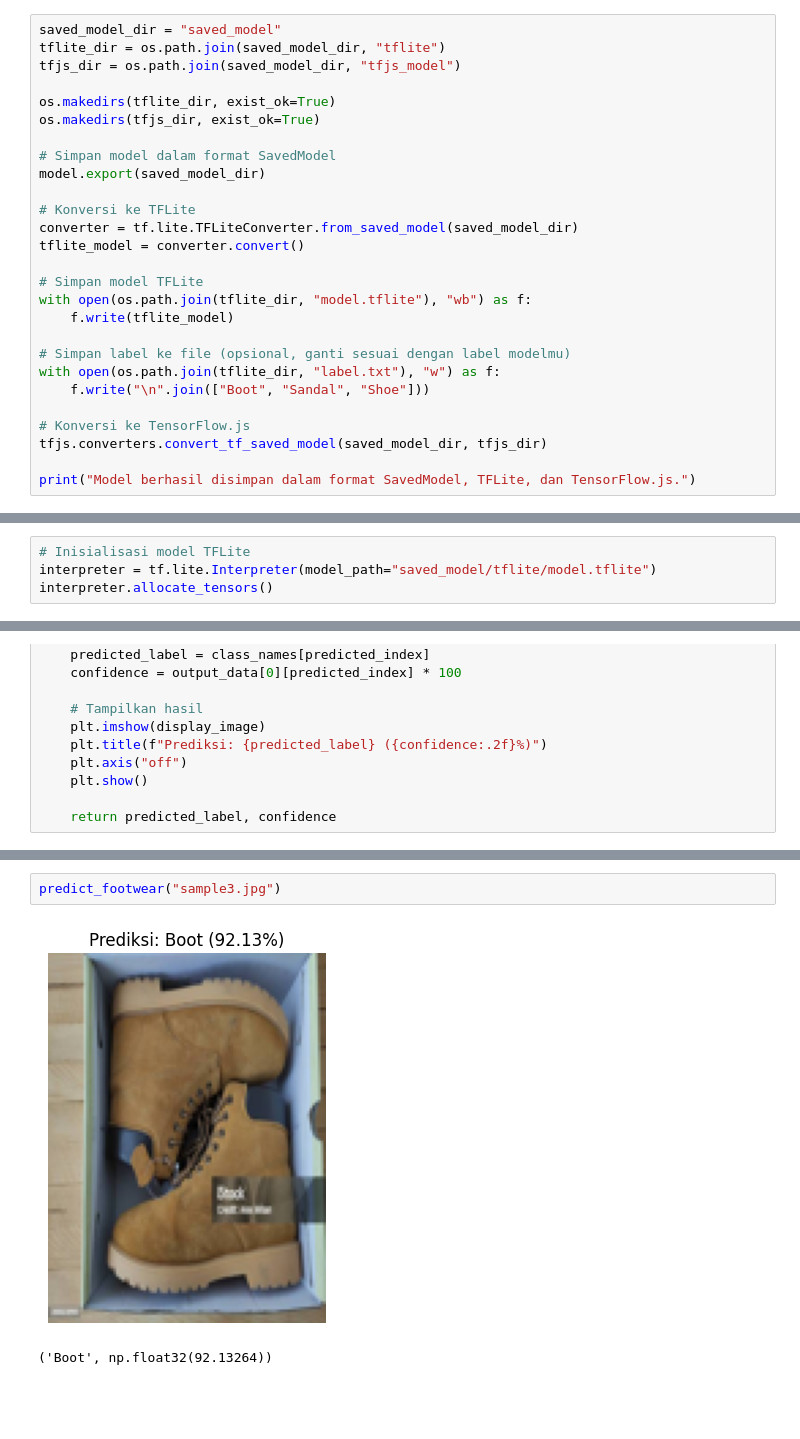
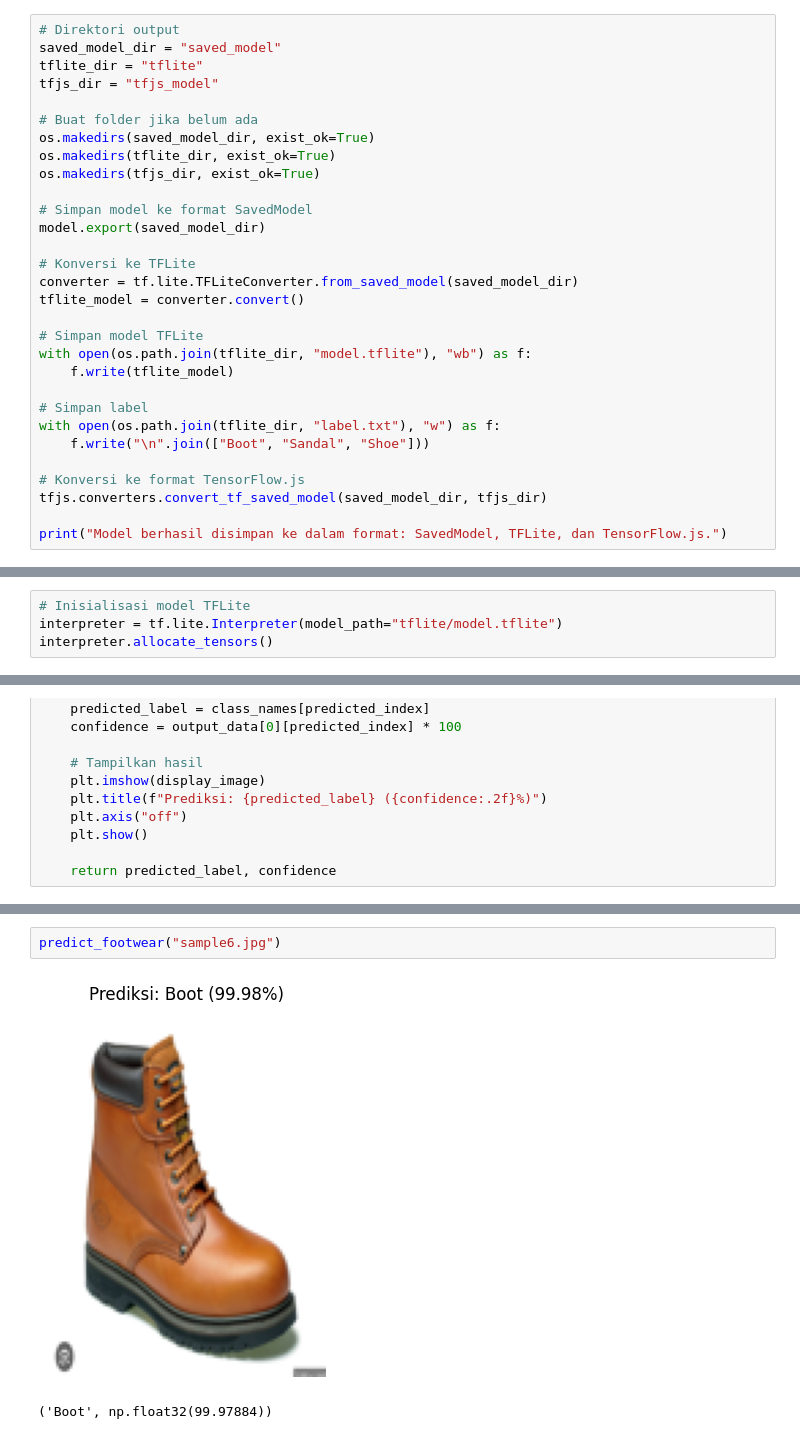
Before and after one commit to hakimlutfi46/DBS-image-classification, a Jupyter notebook: notebook.ipynb, the cells around one changed output, grey strips where cells are left out. Cells and saved outputs as stored; diff of their text form; blank space fills up the shorter version.

```diff
--- a/notebook.ipynb
+++ b/notebook.ipynb
@@ -587,14 +582,17 @@ weighted avg       0.95      0.95      0.95      3000
 # %% [markdown]
 ## Konversi Model
 # %%
+# Direktori output
 saved_model_dir = "saved_model"
-tflite_dir = os.path.join(saved_model_dir, "tflite")
-tfjs_dir = os.path.join(saved_model_dir, "tfjs_model")
+tflite_dir = "tflite"
+tfjs_dir = "tfjs_model"
 
+# Buat folder jika belum ada
+os.makedirs(saved_model_dir, exist_ok=True)
 os.makedirs(tflite_dir, exist_ok=True)
 os.makedirs(tfjs_dir, exist_ok=True)
 
-# Simpan model dalam format SavedModel
+# Simpan model ke format SavedModel
 model.export(saved_model_dir)
 
 # Konversi ke TFLite
@@ -605,14 +603,14 @@ tflite_model = converter.convert()
 with open(os.path.join(tflite_dir, "model.tflite"), "wb") as f:
     f.write(tflite_model)
 
-# Simpan label ke file (opsional, ganti sesuai dengan label modelmu)
+# Simpan label
 with open(os.path.join(tflite_dir, "label.txt"), "w") as f:
     f.write("\n".join(["Boot", "Sandal", "Shoe"]))
 
-# Konversi ke TensorFlow.js
+# Konversi ke format TensorFlow.js
 tfjs.converters.convert_tf_saved_model(saved_model_dir, tfjs_dir)
 
-print("Model berhasil disimpan dalam format SavedModel, TFLite, dan TensorFlow.js.")
+print("Model berhasil disimpan ke dalam format: SavedModel, TFLite, dan TensorFlow.js.")
 # %% [output]
 INFO:tensorflow:Assets written to: saved_model/assets
 INFO:tensorflow:Assets written to: saved_model/assets
@@ -658,5 +656,5 @@ Model berhasil disimpan dalam format SavedModel, TFLite, dan TensorFlow.js.
 ## Inference (Optional)
 # %%
 # Inisialisasi model TFLite
-interpreter = tf.lite.Interpreter(model_path="saved_model/tflite/model.tflite")
+interpreter = tf.lite.Interpreter(model_path="tflite/model.tflite")
 interpreter.allocate_tensors()
@@ -715,8 +708,8 @@ predict_footwear("sample4.jpg")
 # %%
-predict_footwear("sample3.jpg")
+predict_footwear("sample6.jpg")
 # %% [output]
-[figure, old version]
+[figure, new version]
-('Boot', np.float32(92.13264))
+('Boot', np.float32(99.97884))
 # %% [markdown]
 **Insight**
 - Pada tahap **Inference**, model yang telah dikonversi ke format TFLite digunakan untuk memprediksi kelas dari gambar yang diberikan.
```
Also changed, not shown: parts of 12 cells of this notebook, 24 other files.
